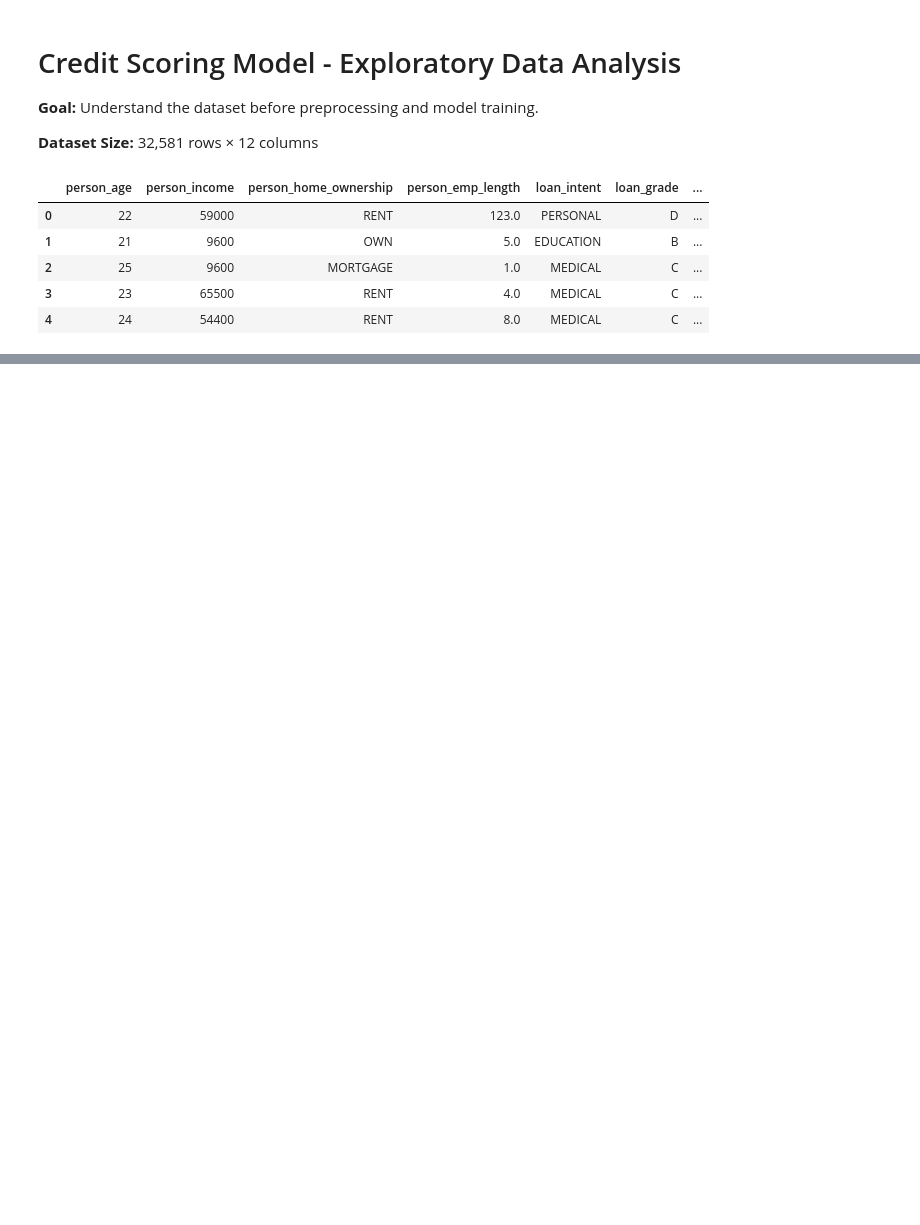
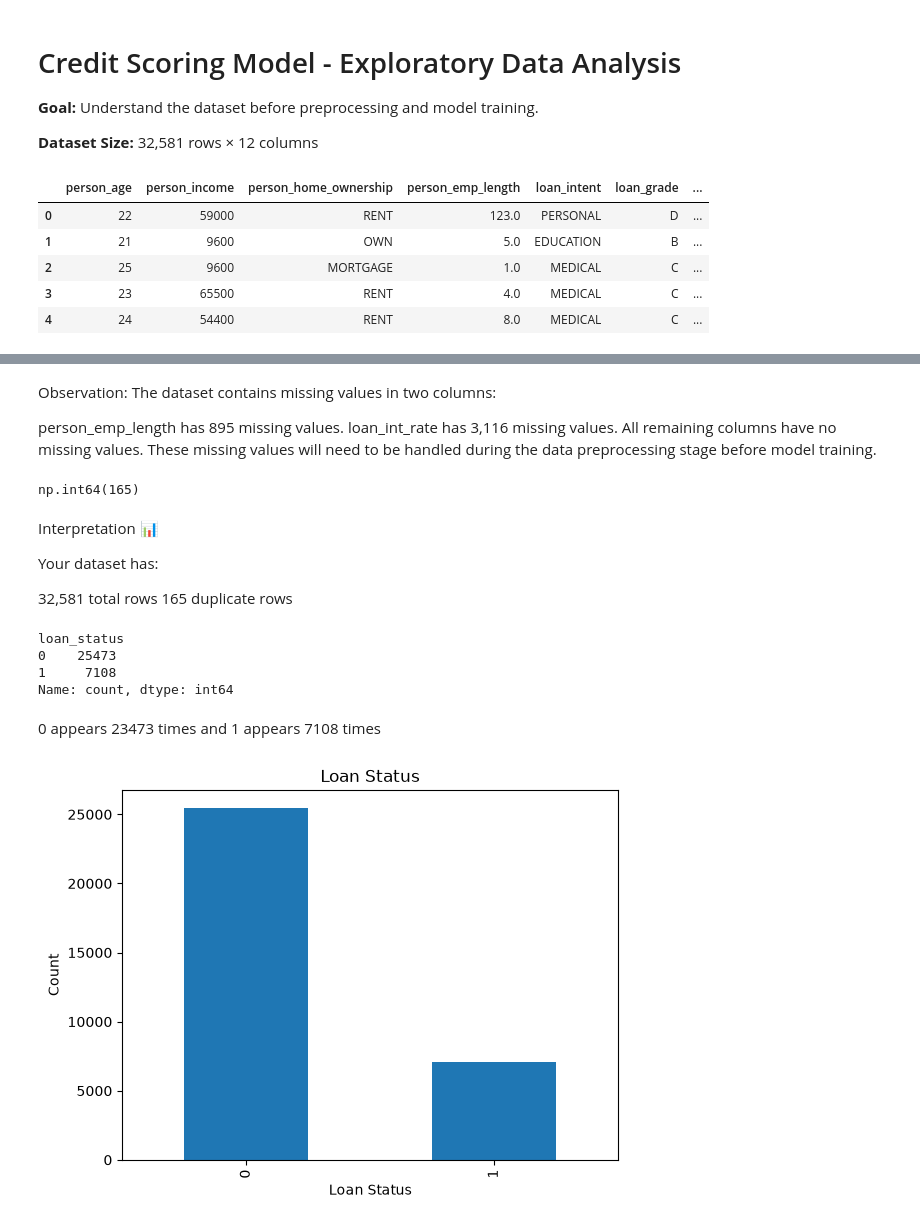
Before and after one commit to alirazasaleem-1/CodeAlpha_CreditScoringModel, a Jupyter notebook: notebooks/Credit_Scoring_Model.ipynb, the cells around one changed output, grey strips where cells are left out. Cells and saved outputs as stored; diff of their text form; code cells hidden in the pictures; blank space fills up the shorter version.

Commit message:
Day 02: Performed Exploratory Data Analysis

```diff
--- a/notebooks/Credit_Scoring_Model.ipynb
+++ b/notebooks/Credit_Scoring_Model.ipynb
@@ -21,0 +105,36 @@ df.head()
+# %% [markdown]
+Observation:
+The dataset contains missing values in two columns:
+
+person_emp_length has 895 missing values.
+loan_int_rate has 3,116 missing values.
+All remaining columns have no missing values. These missing values will need to be handled during the data preprocessing stage before model training.
+# %%
+df.duplicated().sum()
+# %% [output]
+np.int64(165)
+# %% [markdown]
+Interpretation 📊
+
+Your dataset has:
+
+32,581 total rows
+165 duplicate rows
+# %%
+df["loan_status"].value_counts()
+# %% [output]
+loan_status
+0    25473
+1     7108
+Name: count, dtype: int64
+# %% [markdown]
+0 appears 23473 times and 1 appears 7108 times
+# %%
+import matplotlib.pyplot as plt
+df["loan_status"].value_counts().plot(kind="bar")
+plt.title("Loan Status")
+plt.xlabel("Loan Status")
+plt.ylabel("Count")
+plt.show()
+# %% [output]
+[figure, added]
```
Also changed, not shown: parts of 14 cells of this notebook.
